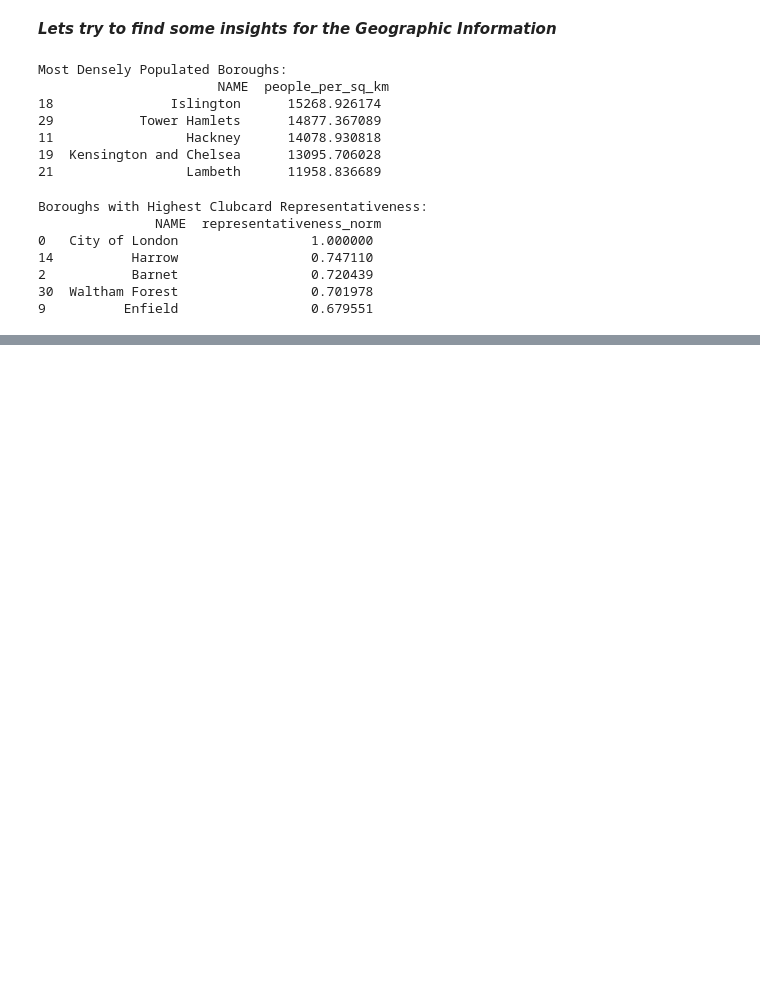
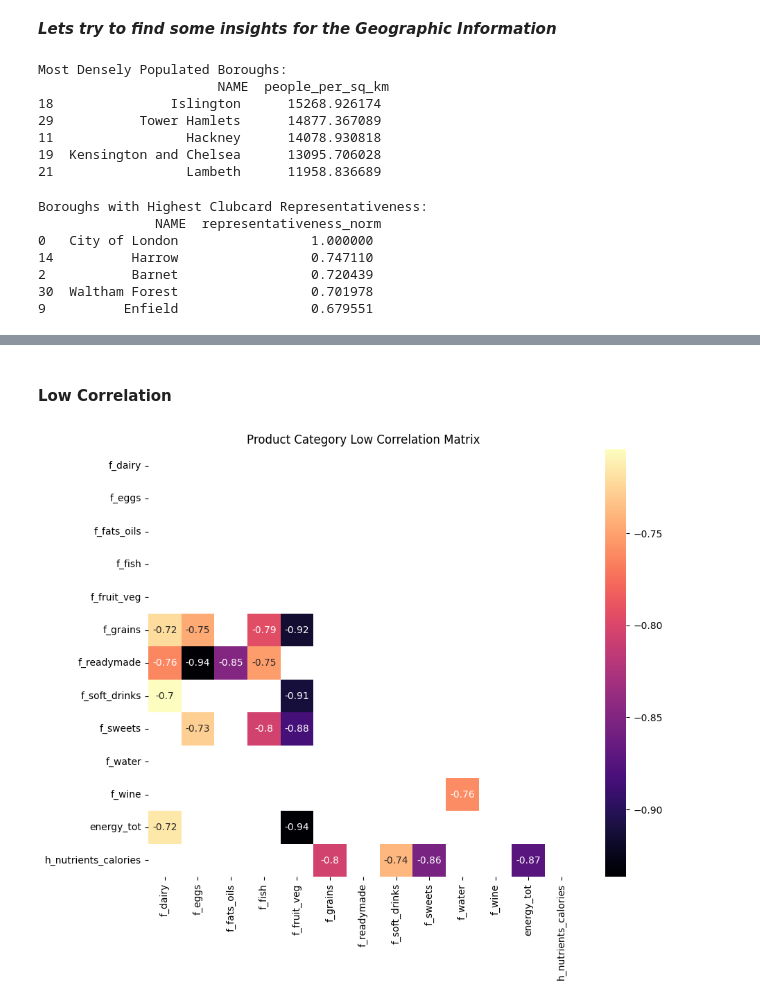
Before and after one commit to omarriyaz/Tesco_Grocery_and_Educational_Attainment, a Jupyter notebook: Code/Analysis.ipynb, the cells around one changed output, grey strips where cells are left out. Drawn from its saved outputs; the diff is of its cells as text; code cells hidden in the pictures; blank space fills up the shorter version.

```diff
--- a/Code/Analysis.ipynb
+++ b/Code/Analysis.ipynb
@@ -359,0 +471,19 @@ Foods that are higher in protein, fiber, vitamins, and minerals and lower in sat
+# %% [markdown]
+#### **Low Correlation**
+# %%
+# highlight categories with very low correlation
+low_correlation = correlation_matrix[correlation_matrix < -0.7]
+
+# remove columns with no low correlation
+low_correlation = low_correlation.dropna(axis=0, how='all').dropna(axis=1, how='all')
+
+# Create a mask to hide the upper triangle
+mask = np.triu(np.ones_like(low_correlation, dtype=bool))
+
+# display the low correlation matrix as a heatmap
+plt.figure(figsize=(10, 8))
+sns.heatmap(low_correlation, cmap='magma', mask=mask, annot=True)
+plt.title('Product Category Low Correlation Matrix')
+plt.show()
+# %% [output]
+[figure, added]
```
Also changed, not shown: parts of 24 cells of this notebook.
